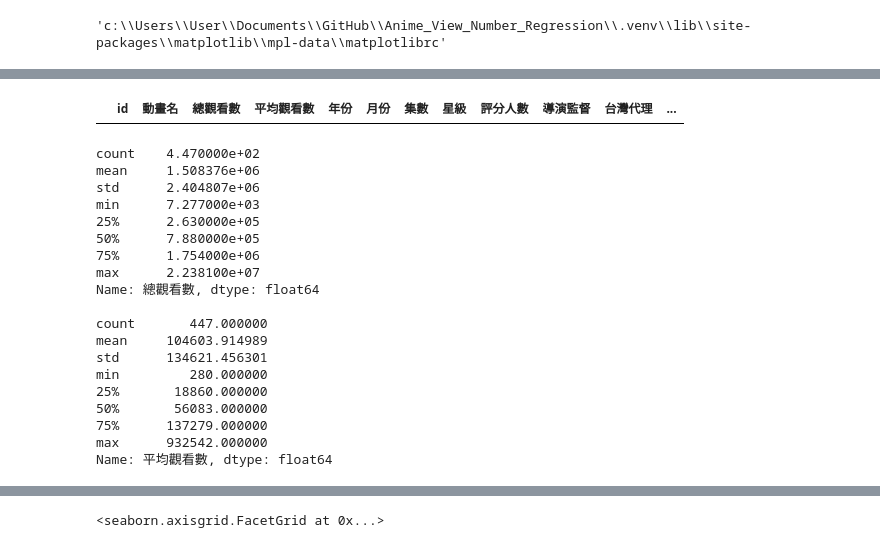
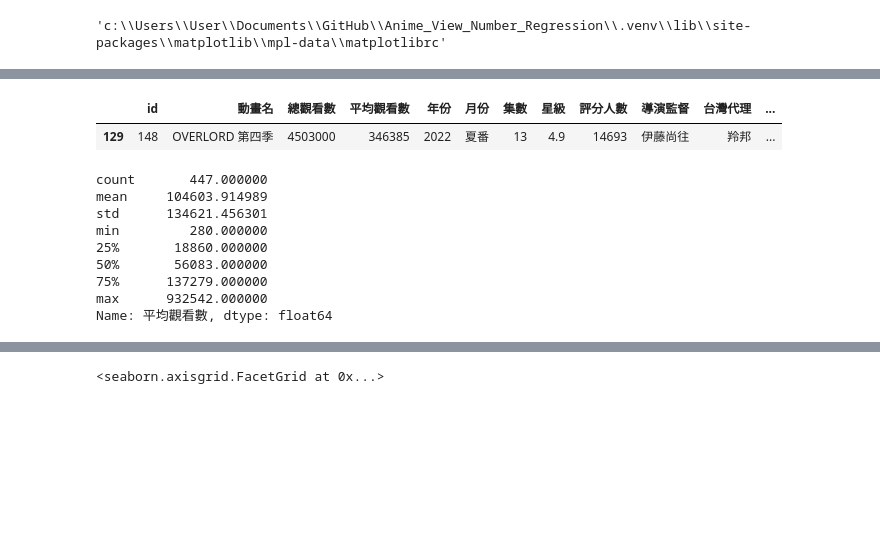
Before and after one commit to hsiaoyt0923/Anime_View_Number_Regression, a Jupyter notebook: visualize.ipynb, the cells around one changed output, grey strips where cells are left out. Saved outputs shown, nothing was run; the diff lists cells and outputs as text; code cells hidden in the pictures; blank space fills up the shorter version.

```diff
--- a/visualize.ipynb
+++ b/visualize.ipynb
@@ -77,23 +77,13 @@ print(df['作品分類6'].unique())
  '喜劇' '推理' '闔家觀賞' '親情' '血腥暴力' '科幻']
 [nan '靈異神怪' '血腥暴力' '闔家觀賞']
 # %%
-df.loc[df['動畫名'] == '']
+df.loc[df['動畫名'] == 'OVERLORD 第四季']
 # %% [output]
 |  | id | 動畫名 | 總觀看數 | 平均觀看數 | 年份 | 月份 | 集數 | 星級 | 評分人數 | 導演監督 | 台灣代理 | ... |
+| 129 | 148 | OVERLORD 第四季 | 4503000 | 346385 | 2022 | 夏番 | 13 | 4.9 | 14693 | 伊藤尚往 | 羚邦 | ... |
 # %%
-print(df['總觀看數'].describe(), '\n')
 print(df['平均觀看數'].describe())
 # %% [output]
-count    4.470000e+02
-mean     1.508376e+06
-std      2.404807e+06
-min      7.277000e+03
-25%      2.630000e+05
-50%      7.880000e+05
-75%      1.754000e+06
-max      2.238100e+07
-Name: 總觀看數, dtype: float64
-
 count       447.000000
 mean     104603.914989
 std      134621.456301
```
Also changed, not shown: parts of 18 cells of this notebook, 1 other file.
